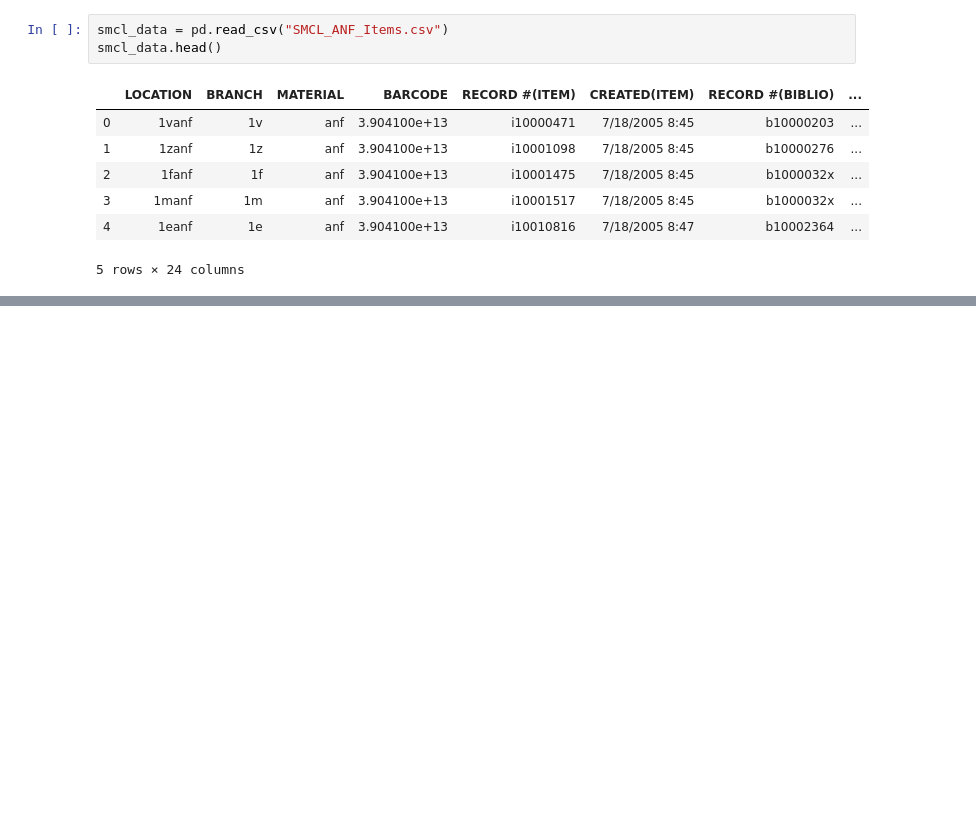
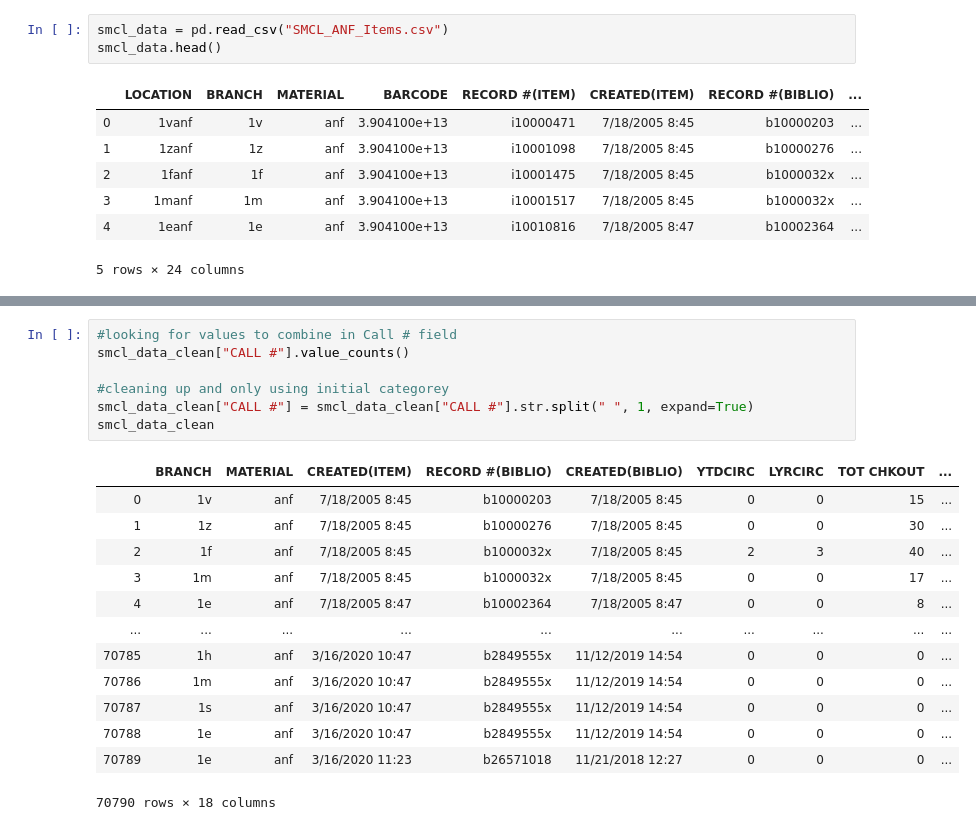
Before and after one commit to Duong-Luu/Library-Circulation-Data-Project, a Jupyter notebook: Hugo_Code.ipynb, the cells around one changed output, grey strips where cells are left out. Drawn from its saved outputs; the diff is of its cells as text; blank space fills up the shorter version.

```diff
--- a/Hugo_Code.ipynb
+++ b/Hugo_Code.ipynb
@@ -30,0 +47,21 @@ smcl_data2.drop(['LOCATION', 'BARCODE', 'RECORD #(ITEM)',
+# %%
+#looking for values to combine in Call # field
+smcl_data_clean["CALL #"].value_counts()
+
+#cleaning up and only using initial categorey
+smcl_data_clean["CALL #"] = smcl_data_clean["CALL #"].str.split(" ", 1, expand=True)
+smcl_data_clean
+# %% [output]
+|  | BRANCH | MATERIAL | CREATED(ITEM) | RECORD #(BIBLIO) | CREATED(BIBLIO) | YTDCIRC | LYRCIRC | TOT CHKOUT | ... |
+| 0 | 1v | anf | 7/18/2005 8:45 | b10000203 | 7/18/2005 8:45 | 0 | 0 | 15 | ... |
+| 1 | 1z | anf | 7/18/2005 8:45 | b10000276 | 7/18/2005 8:45 | 0 | 0 | 30 | ... |
+| 2 | 1f | anf | 7/18/2005 8:45 | b1000032x | 7/18/2005 8:45 | 2 | 3 | 40 | ... |
+| 3 | 1m | anf | 7/18/2005 8:45 | b1000032x | 7/18/2005 8:45 | 0 | 0 | 17 | ... |
+| 4 | 1e | anf | 7/18/2005 8:47 | b10002364 | 7/18/2005 8:47 | 0 | 0 | 8 | ... |
+| ... | ... | ... | ... | ... | ... | ... | ... | ... | ... |
+| 70785 | 1h | anf | 3/16/2020 10:47 | b2849555x | 11/12/2019 14:54 | 0 | 0 | 0 | ... |
+| 70786 | 1m | anf | 3/16/2020 10:47 | b2849555x | 11/12/2019 14:54 | 0 | 0 | 0 | ... |
+| 70787 | 1s | anf | 3/16/2020 10:47 | b2849555x | 11/12/2019 14:54 | 0 | 0 | 0 | ... |
+| 70788 | 1e | anf | 3/16/2020 10:47 | b2849555x | 11/12/2019 14:54 | 0 | 0 | 0 | ... |
+| 70789 | 1e | anf | 3/16/2020 11:23 | b26571018 | 11/21/2018 12:27 | 0 | 0 | 0 | ... |
+70790 rows × 18 columns
```
Also changed, not shown: parts of 4 cells of this notebook.
